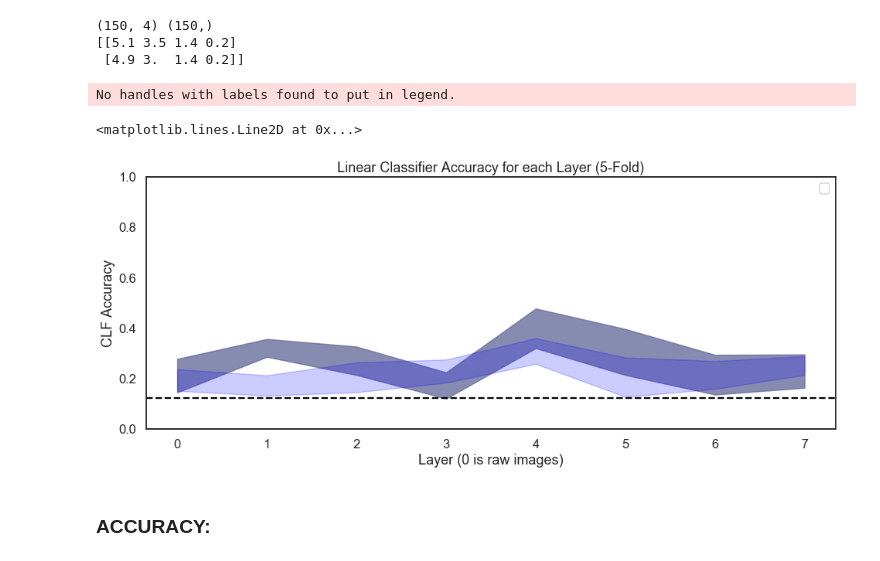
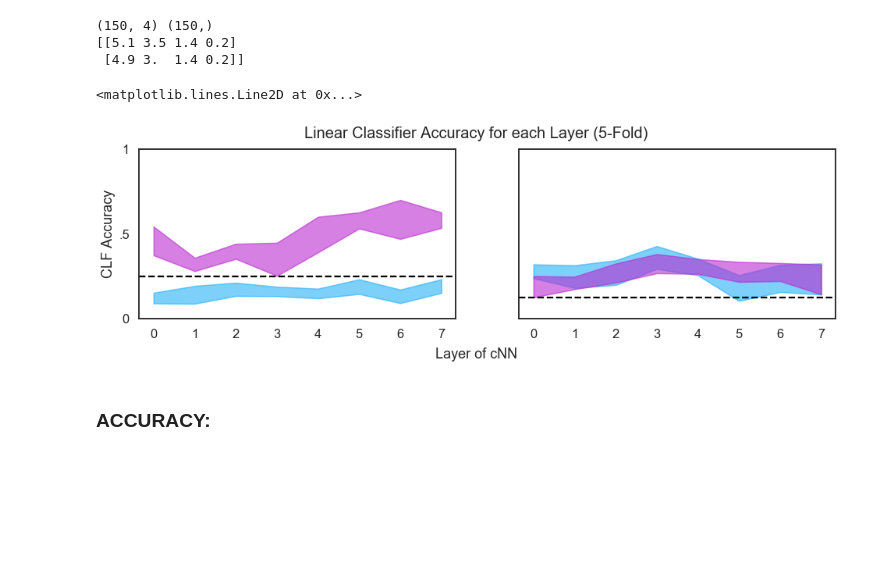
Before and after one commit to cogtoolslab/improvised_numerals, a Jupyter notebook: analysis/iternum_feature_analysis.ipynb, the cells around one changed output. Drawn from its saved outputs; the diff is of its cells as text; code cells hidden in the pictures; blank space fills up the shorter version.

```diff
--- a/analysis/iternum_feature_analysis.ipynb
+++ b/analysis/iternum_feature_analysis.ipynb
@@ -530,40 +530,59 @@ print(Xblah[:2, :])
 # %%
 
 
 shape_animal = np.mean(all_CLFscores,axis=2)[:,0]
 
 shape_cardinality = np.mean(all_CLFscores,axis=2)[:,1]
 
 number_animal = np.mean(all_CLFscores,axis=2)[:,2]
 
 number_cardinality = np.mean(all_CLFscores,axis=2)[:,3]
 
-plt.figure(figsize = (16,6))
-plt.title("Linear Classifier Accuracy for each Layer (5-Fold)")
+# figure = plt.sublot(21, figsize = (16,6))
+card_fig = plt.figure("CLF Acc. by Layer",figsize=(16,4))
+card_fig.suptitle("Linear Classifier Accuracy for each Layer (5-Fold)", fontsize=20)
 # plt.plot(np.arange(len(all_dfs)),shape_animal,'r',label="Animal game by Animal")
 # plt.plot(np.arange(len(all_dfs)),shape_cardinality,'r--',label="Animal game by Number")
 # plt.plot(np.arange(len(all_dfs)),number_animal,'b--',label="Number game by Animal")
 # plt.plot(np.arange(len(all_dfs)),number_cardinality,'b',label="Number game by Number")
 
+ax1 = card_fig.add_subplot(1,2,1)
+ax2 = card_fig.add_subplot(1,2,2)#, sharey=ax1)
+
+
 #plot 95 CIs
 lb = np.mean(all_CLFscores,axis=2) - (1.96 * np.std(all_CLFscores,axis=2) / np.sqrt(folds))
 ub = np.mean(all_CLFscores,axis=2) + (1.96 * np.std(all_CLFscores,axis=2) / np.sqrt(folds))
 
-# plt.fill_between(np.arange(len(all_dfs)), lb[:,0], ub[:,0], color='#b53819', alpha=0.8)
-plt.fill_between(np.arange(len(all_dfs)), lb[:,2], ub[:,2], color='#6a6e9c', alpha=0.8)
-# plt.fill_between(np.arange(len(all_dfs)), lb[:,1], ub[:,1], color='r', alpha=0.2)
-plt.fill_between(np.arange(len(all_dfs)), lb[:,3], ub[:,3], color='b', alpha=0.2)
+
+#B92BCF
+#25B1F7
+
+ax1.fill_between(np.arange(len(all_dfs)), lb[:,0], ub[:,0], color='#B92BCF', alpha=0.6) #b53819 # dominant shape
+ax2.fill_between(np.arange(len(all_dfs)), lb[:,2], ub[:,2], color='#25B1F7', alpha=0.6) #6a6e9c # dominant number
+ax1.fill_between(np.arange(len(all_dfs)), lb[:,1], ub[:,1], color='#25B1F7', alpha=0.6) # subordinate number
+ax2.fill_between(np.arange(len(all_dfs)), lb[:,3], ub[:,3], color='#B92BCF', alpha=0.6) # subordinate shape
 
 # plt.legend()
 plt.ylim([0,1])
-plt.ylabel("CLF Accuracy")
-plt.xlabel("Layer (0 is raw images)")
-# plt.axhline(0.25,color='black',ls='--')
-plt.axhline(0.125,color='black',ls='--')
+# plt.ylabel("CLF Accuracy")
+ax1.set_ylabel("CLF Accuracy")
+
+ax1.set_yticks([0,.5,1])
+ax2.set_yticks([])
+ax1.set_yticklabels(['0','.5','1'])
+
+ax1.set_ylim([0, 1])
+ax2.set_ylim([0, 1])
+
+# plt.xlabel("Layer (0 is raw images)")
+
+card_fig.text(0.5, -.05, 'Layer of cNN', ha='center', fontsize=18)
+ax1.axhline(0.25,color='black',ls='--')
+ax2.axhline(0.125,color='black',ls='--')
 # %% [output]
-No handles with labels found to put in legend.
+<matplotlib.lines.Line2D at 0x...>
-<matplotlib.lines.Line2D at 0x...>
-[figure, old version]
+[figure, new version]
 # %% [markdown]
 ### ACCURACY:
 # %%
```
Also changed, not shown: parts of 1 cell of this notebook, 1 other file.
